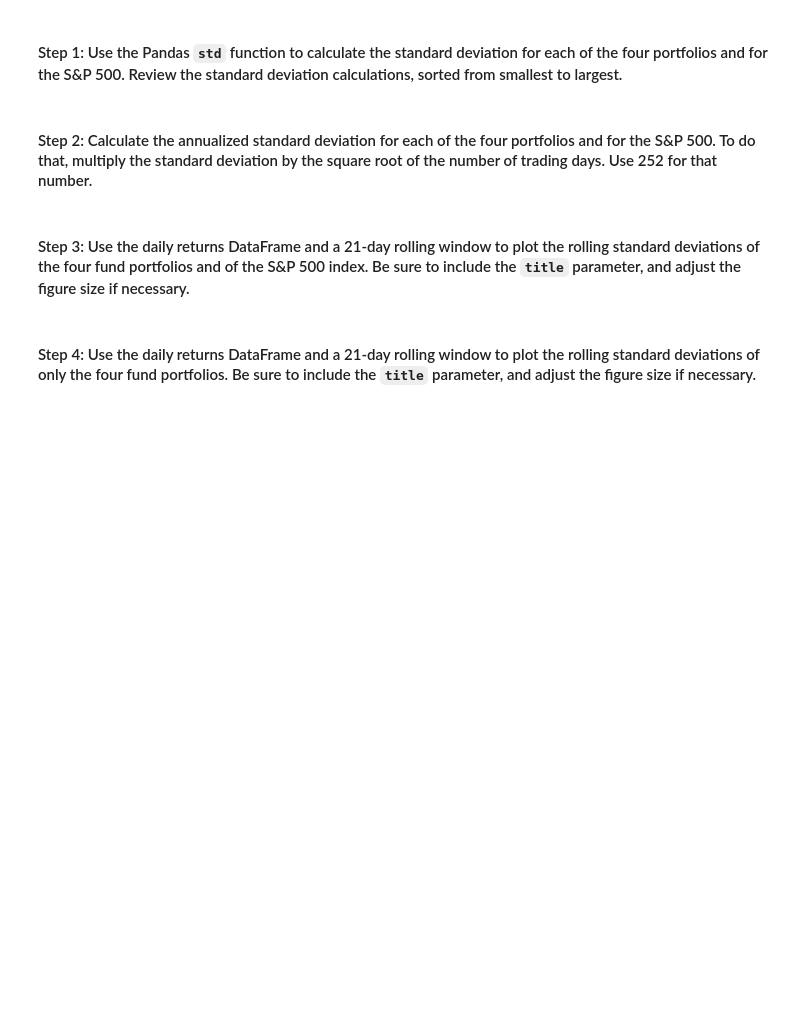
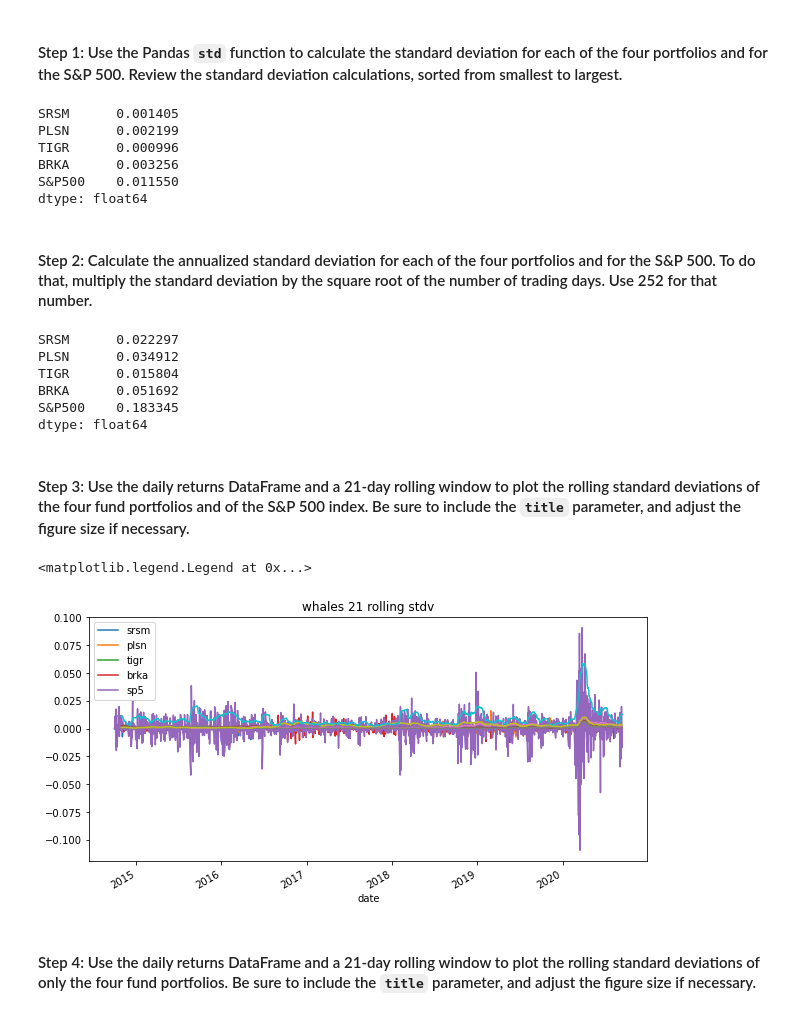
Before and after one commit to davepoppins5073/Challenge4_InvestmentOptionsEval, a Jupyter notebook: risk_return_analysis.ipynb, the cells around one changed output. Saved outputs shown, nothing was run; the diff lists cells and outputs as text; code cells hidden in the pictures; blank space fills up the shorter version.

```diff
--- a/risk_return_analysis.ipynb
+++ b/risk_return_analysis.ipynb
@@ -255,20 +283,50 @@ Evaluate the risk profile of each portfolio by using the standard deviation and
 # %%
 # Calculate and sort the standard deviation for all 4 portfolios and the S&P 500
 # Review the standard deviations sorted smallest to largest
-# YOUR CODE HERE
+standard_deviation = whls_dailyreturns_df.std()
+standard_deviation.head()
+# %% [output]
+SRSM      0.001405
+PLSN      0.002199
+TIGR      0.000996
+BRKA      0.003256
+S&P500    0.011550
+dtype: float64
 # %% [markdown]
 #### Step 2: Calculate the annualized standard deviation for each of the four portfolios and for the S&P 500. To do that, multiply the standard deviation by the square root of the number of trading days. Use 252 for that number.
 # %%
 # Calculate and sort the annualized standard deviation (252 trading days) of the 4 portfolios and the S&P 500
 # Review the annual standard deviations smallest to largest
 # YOUR CODE HERE
+standard_deviation_annlzd = whls_dailyreturns_df.std()* np.sqrt(252)
+standard_deviation_annlzd.head()
+# %% [output]
+SRSM      0.022297
+PLSN      0.034912
+TIGR      0.015804
+BRKA      0.051692
+S&P500    0.183345
+dtype: float64
 # %% [markdown]
 #### Step 3: Use the daily returns DataFrame and a 21-day rolling window to plot the rolling standard deviations of the four fund portfolios and of the S&P 500 index. Be sure to include the `title` parameter, and adjust the figure size if necessary.
 # %%
 # Using the daily returns DataFrame and a 21-day rolling window,
 # plot the rolling standard deviation of the 4 portfolios and the S&P 500
 # Include a title parameter and adjust the figure size
 # YOUR CODE HERE
+
+
+# Set figure of the daily closing prices of aapl
+ax = whls_dailyreturns_df.plot(legend=True,figsize=(10,5),rot=45, title="whales 21 rolling stdv")
+
+# Plot 30-Day Rolling Mean on the same figure
+whls_dailyreturns_df.rolling(window=21).std().plot(ax=ax)
+
+# Set the legend of the figure
+ax.legend(["srsm", "plsn", "tigr", "brka", "sp5"])
+# %% [output]
+<matplotlib.legend.Legend at 0x...>
+[figure, added]
 # %% [markdown]
 #### Step 4: Use the daily returns DataFrame and a 21-day rolling window to plot the rolling standard deviations of only the four fund portfolios. Be sure to include the `title` parameter, and adjust the figure size if necessary.
 # %%
```
Also changed, not shown: parts of 22 cells of this notebook.
